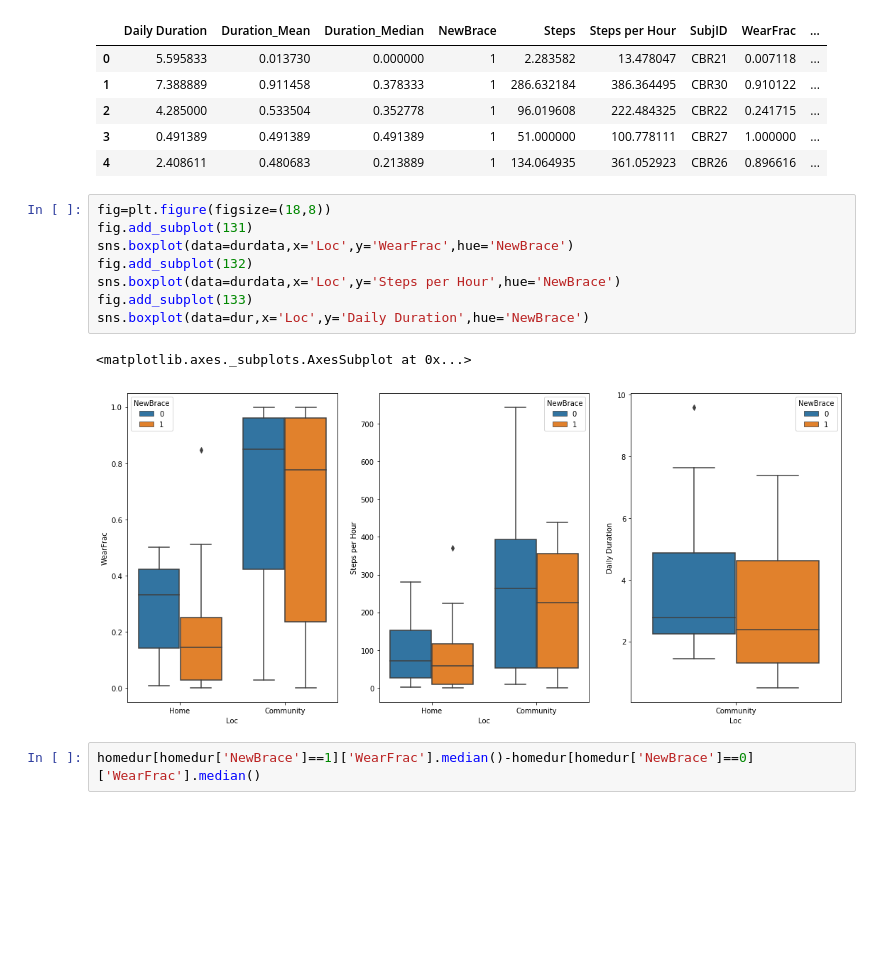
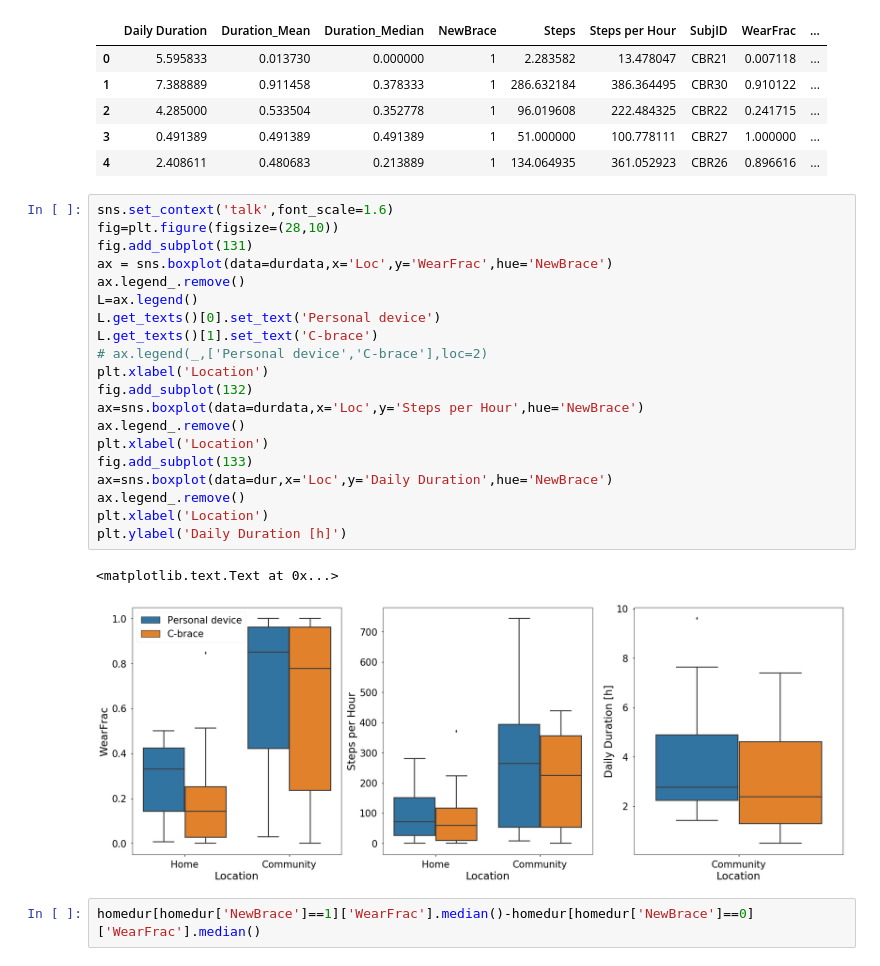
Before and after one commit to Luke3D/CbrAnalysis, a Jupyter notebook: PaperAnalysis.ipynb, the cells around one changed output. Drawn from its saved outputs; the diff is of its cells as text; blank space fills up the shorter version.

Commit message:
updated plots for paper

```diff
--- a/PaperAnalysis.ipynb
+++ b/PaperAnalysis.ipynb
@@ -191,16 +191,28 @@ dur.head()
 | 3 | 0.491389 | 0.491389 | 0.491389 | 1 | 51.000000 | 100.778111 | CBR27 | 1.000000 | ... |
 | 4 | 2.408611 | 0.480683 | 0.213889 | 1 | 134.064935 | 361.052923 | CBR26 | 0.896616 | ... |
 # %%
-fig=plt.figure(figsize=(18,8))
+sns.set_context('talk',font_scale=1.6)
+fig=plt.figure(figsize=(28,10))
 fig.add_subplot(131)
-sns.boxplot(data=durdata,x='Loc',y='WearFrac',hue='NewBrace')
+ax = sns.boxplot(data=durdata,x='Loc',y='WearFrac',hue='NewBrace')
+ax.legend_.remove()
+L=ax.legend()
+L.get_texts()[0].set_text('Personal device')
+L.get_texts()[1].set_text('C-brace')
+# ax.legend(_,['Personal device','C-brace'],loc=2)
+plt.xlabel('Location')
 fig.add_subplot(132)
-sns.boxplot(data=durdata,x='Loc',y='Steps per Hour',hue='NewBrace')
+ax=sns.boxplot(data=durdata,x='Loc',y='Steps per Hour',hue='NewBrace')
+ax.legend_.remove()
+plt.xlabel('Location')
 fig.add_subplot(133)
-sns.boxplot(data=dur,x='Loc',y='Daily Duration',hue='NewBrace')
+ax=sns.boxplot(data=dur,x='Loc',y='Daily Duration',hue='NewBrace')
+ax.legend_.remove()
+plt.xlabel('Location')
+plt.ylabel('Daily Duration [h]')
 # %% [output]
-<matplotlib.axes._subplots.AxesSubplot at 0x...>
+<matplotlib.text.Text at 0x...>
-[figure, old version]
+[figure, new version]
 # %%
 homedur[homedur['NewBrace']==1]['WearFrac'].median()-homedur[homedur['NewBrace']==0]['WearFrac'].median()
 # %% [output]
```
Also changed, not shown: parts of 3 cells of this notebook.
